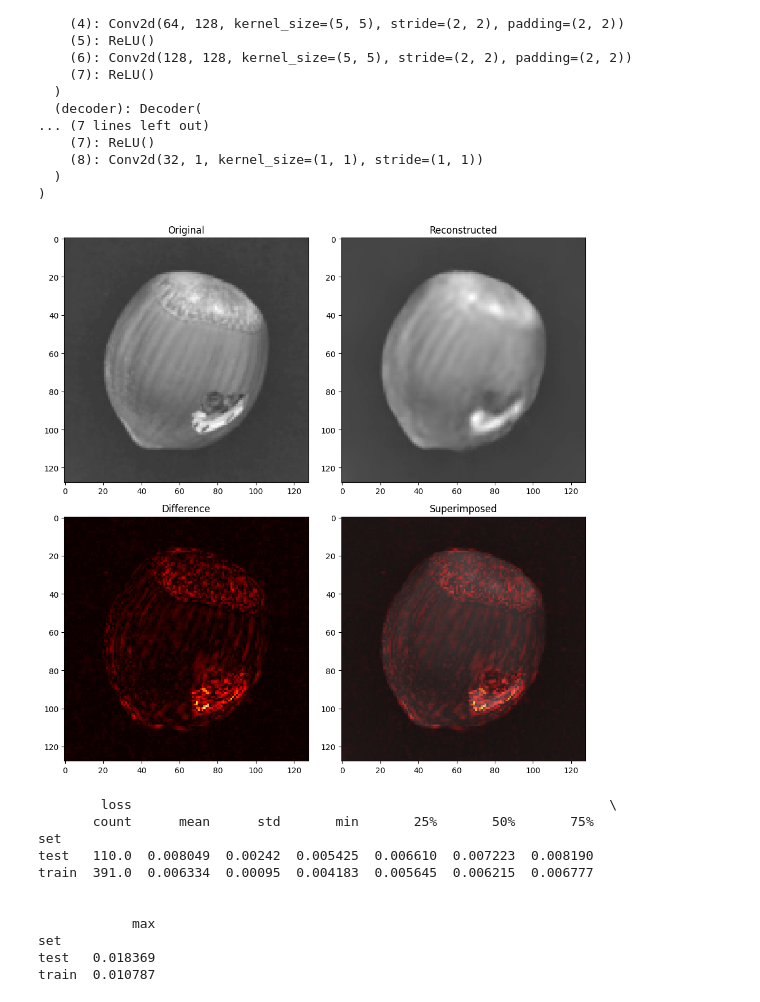
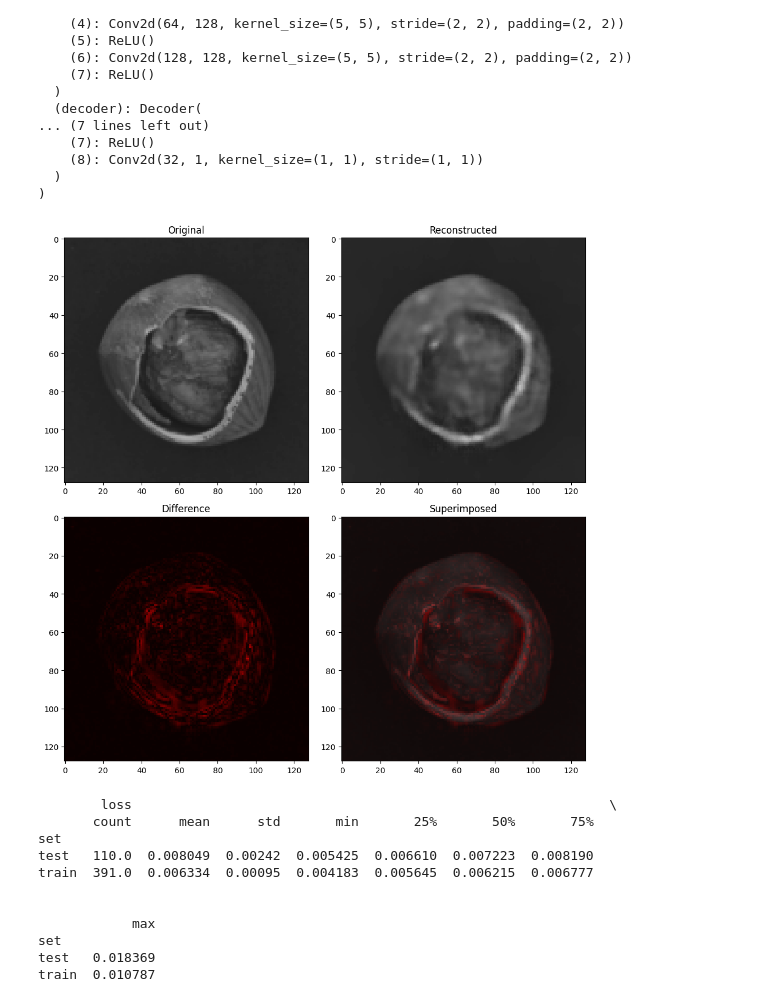
Before and after one commit to es-ude/anomaly-detection-demo, a Jupyter notebook: notebooks/mvtec/anomaly_detection.ipynb, the cells around one changed output. Cells and saved outputs as stored; diff of their text form; code cells hidden in the pictures.

Commit message:
add training script for the cookie dataset and set vmax for imshow of diffs

```diff
--- a/notebooks/mvtec/anomaly_detection.ipynb
+++ b/notebooks/mvtec/anomaly_detection.ipynb
@@ -60,25 +60,25 @@ Autoencoder(
   )
 )
 # %%
-img_original, _ = cast(torch.Tensor, ds_test[49])
+img_original, _ = cast(torch.Tensor, ds_test[52])
 with torch.no_grad():
     img_reconstr = cast(torch.Tensor, model(img_original))
 
 img_diff = (img_original - img_reconstr).abs()
 
 fig, axs = plt.subplots(nrows=2, ncols=2, figsize=(10, 10), tight_layout=True)
 
 def plot_image(ax, img: torch.Tensor, title: str, cmap: str, alpha=1) -> None:
-    ax.imshow(img.movedim(0, -1), cmap=cmap, vmin=0, alpha=alpha)
+    ax.imshow(img.movedim(0, -1), cmap=cmap, vmin=0, vmax=1, alpha=alpha)
     ax.set_title(title)
 
 plot_image(axs[0, 0], img_original, title="Original", cmap="gray")
 plot_image(axs[0, 1], img_reconstr, title="Reconstructed", cmap="gray")
 plot_image(axs[1, 0], img_diff, title="Difference", cmap="hot")
 plot_image(axs[1, 1], img_original, title="", cmap="grey")
 plot_image(axs[1, 1], img_diff, title="Superimposed", cmap="hot", alpha=0.7)
 # %% [output]
-[figure, old version]
+[figure, new version]
 # %%
 data: dict[str, Any] = {"set": [], "idx": [], "loss": [], "label": []}
 
```
Also changed, not shown: 6 other files.
